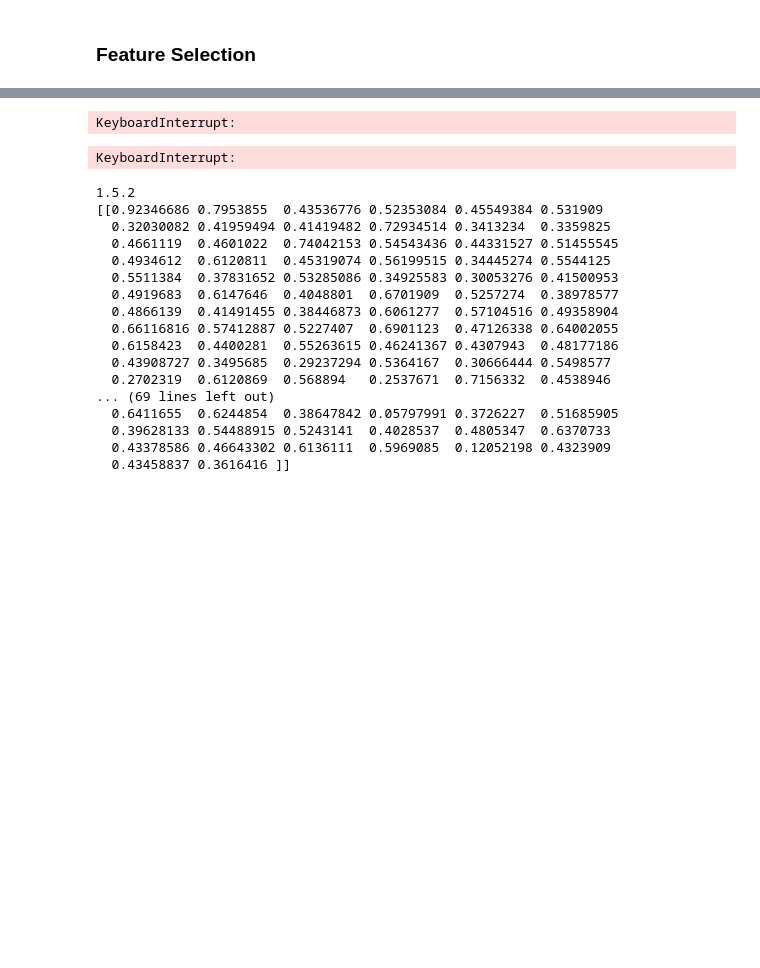
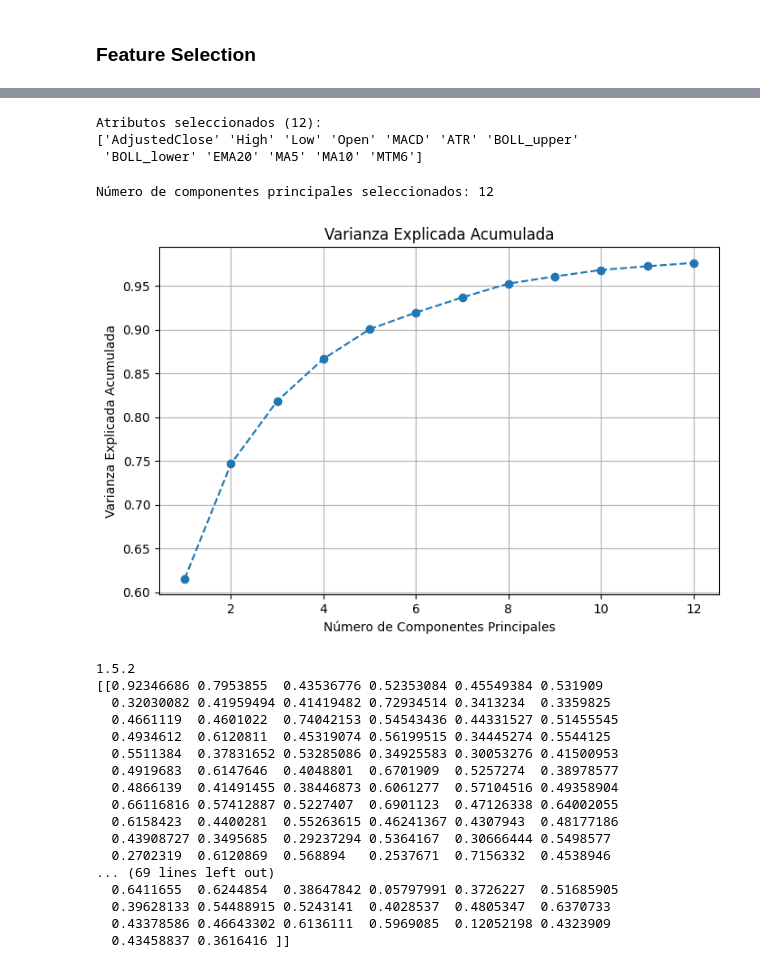
Before and after one commit to alfredofdlv/Proyect2_LABIACD, a Jupyter notebook: Notebook.ipynb, the cells around one changed output, grey strips where cells are left out. Drawn from its saved outputs; the diff is of its cells as text; code cells hidden in the pictures; blank space fills up the shorter version.

```diff
--- a/Notebook.ipynb
+++ b/Notebook.ipynb
@@ -442,7 +446,7 @@ plt.show()
 # %%
 from sklearn.feature_selection import SelectKBest, SelectPercentile, RFE, RFECV, SelectFromModel, mutual_info_regression
 
-percentile=25
+percentile=40
 selector = SelectPercentile(score_func=mutual_info_regression, percentile=percentile)
 X = train.drop(columns=['Close', 'stock_symbol', 'Date','day_of_week','day','month','year'])  # Excluye columnas irrelevantes
 y = train['Close']# entrenamos el selector
@@ -451,7 +455,9 @@ selector.fit(X,y)
 print("Atributos seleccionados (%d):" % (selector.get_feature_names_out().shape[0]))
 print(selector.get_feature_names_out())
 # %% [output]
-KeyboardInterrupt:
+Atributos seleccionados (12):
+['AdjustedClose' 'High' 'Low' 'Open' 'MACD' 'ATR' 'BOLL_upper'
+ 'BOLL_lower' 'EMA20' 'MA5' 'MA10' 'MTM6']
 # %%
 from sklearn.ensemble import RandomForestRegressor
 import pandas as pd
@@ -461,7 +467,7 @@ X = train.drop(columns=['Close', 'stock_symbol', 'Date','day_of_week','day','mon
 y = train['Close']  # El objetivo es el precio de cierre
 
 # Entrenar modelo Random Forest
-rf = RandomForestRegressor(n_estimators=10, random_state=42)
+rf = RandomForestRegressor(n_estimators=100, random_state=42,n_jobs=-1,verbose=3)
 rf.fit(X, y)
 
 # Obtener importancias
@@ -479,31 +485,36 @@ print("Características seleccionadas por Random Forest:", selected_features_rf)
 
 # Dataset reducido
 X_reducido_rf = X[selected_features_rf]
-# %% [output]
-KeyboardInterrupt:
 # %%
 from sklearn.decomposition import PCA
 import matplotlib.pyplot as plt
-
+from sklearn.preprocessing import MinMaxScaler
+scaler=MinMaxScaler()
 # Escalar las características
 X_scaled = scaler.fit_transform(X)
 
 # Aplicar PCA
-pca = PCA(n_components=0.95)  # Retener el 95% de la varianza
+pca = PCA(0.975)  # Retener el 95% de la varianza
 X_pca = pca.fit_transform(X_scaled)
 
 # Número de componentes seleccionados
 print("Número de componentes principales seleccionados:", pca.n_components_)
 
-# Visualizar la varianza explicada por cada componente
-plt.plot(range(1, len(pca.explained_variance_ratio_) + 1), pca.explained_variance_ratio_.cumsum(), marker='o')
+# Varianza explicada
+varianza_explicada = pca.explained_variance_ratio_
+varianza_acumulada = np.cumsum(varianza_explicada)
+
+# Crear gráfico
+plt.figure(figsize=(8, 5))
+plt.plot(range(1, len(varianza_acumulada) + 1), varianza_acumulada, marker='o', linestyle='--')
+plt.title('Varianza Explicada Acumulada')
 plt.xlabel('Número de Componentes Principales')
 plt.ylabel('Varianza Explicada Acumulada')
-plt.title('Varianza Explicada por PCA')
+plt.grid(True)
 plt.show()
-
-# Crear un DataFrame reducido con las componentes principales
-X_reducido_pca = pd.DataFrame(X_pca, columns=[f'PC{i+1}' for i in range(pca.n_components_)])
+# %% [output]
+Número de componentes principales seleccionados: 12
+[figure, added]
 # %%
 train=train.drop(columns=['Date',"stock_symbol"])
 test=test.drop(columns=['Date',"stock_symbol"])
```
Also changed, not shown: parts of 12 cells of this notebook, 1 other file.
